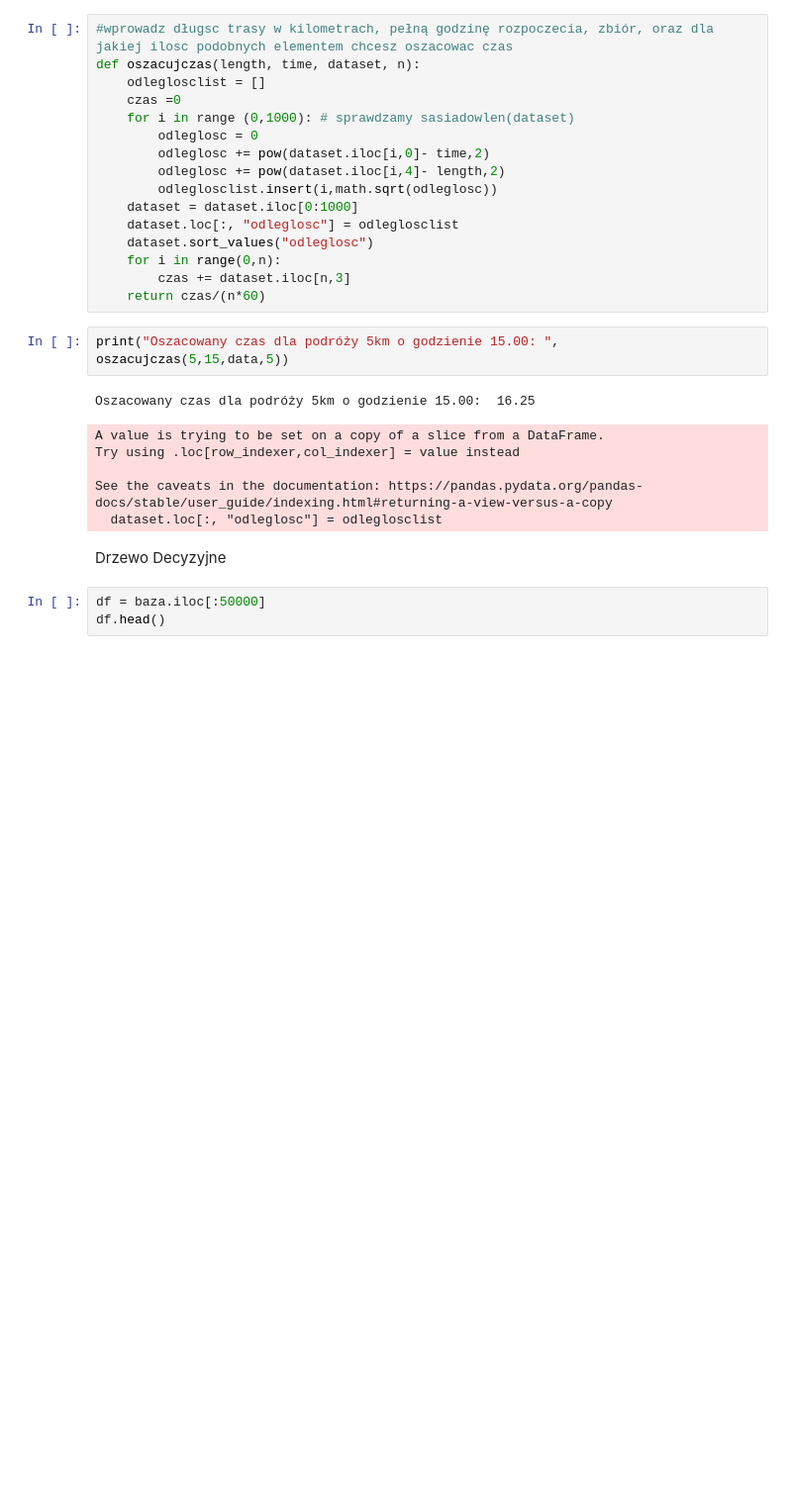
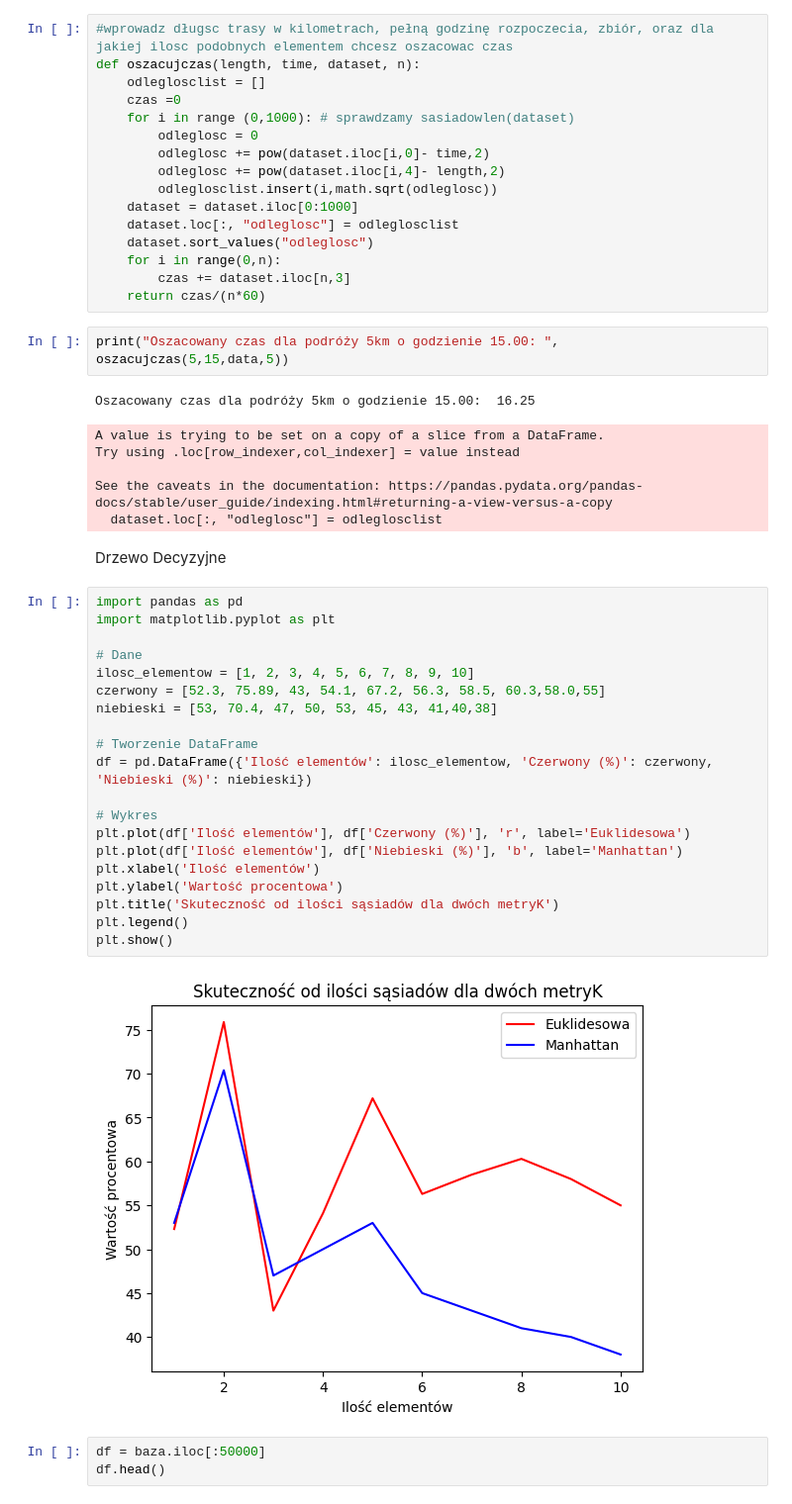
Before and after one commit to Pawel-Wojc/taxi_trip_prediction, a Jupyter notebook: Projekt.ipynb, the cells around one changed output. Shown: that part at 99% size. Drawn from its saved outputs; the diff is of its cells as text; blank space fills up the shorter version.

Commit message:
wykres

```diff
--- a/Projekt.ipynb
+++ b/Projekt.ipynb
@@ -315,6 +315,28 @@ See the caveats in the documentation: https://pandas.pydata.org/pandas-docs/stab
   dataset.loc[:, "odleglosc"] = odleglosclist
 # %% [markdown]
 Drzewo Decyzyjne
+# %%
+import pandas as pd
+import matplotlib.pyplot as plt
+
+# Dane
+ilosc_elementow = [1, 2, 3, 4, 5, 6, 7, 8, 9, 10]
+czerwony = [52.3, 75.89, 43, 54.1, 67.2, 56.3, 58.5, 60.3,58.0,55]
+niebieski = [53, 70.4, 47, 50, 53, 45, 43, 41,40,38]
+
+# Tworzenie DataFrame
+df = pd.DataFrame({'Ilość elementów': ilosc_elementow, 'Czerwony (%)': czerwony, 'Niebieski (%)': niebieski})
+
+# Wykres
+plt.plot(df['Ilość elementów'], df['Czerwony (%)'], 'r', label='Euklidesowa')
+plt.plot(df['Ilość elementów'], df['Niebieski (%)'], 'b', label='Manhattan')
+plt.xlabel('Ilość elementów')
+plt.ylabel('Wartość procentowa')
+plt.title('Skuteczność od ilości sąsiadów dla dwóch metryK')
+plt.legend()
+plt.show()
+# %% [output]
+[figure, added]
 # %%
 df = baza.iloc[:50000]
 df.head()
```
